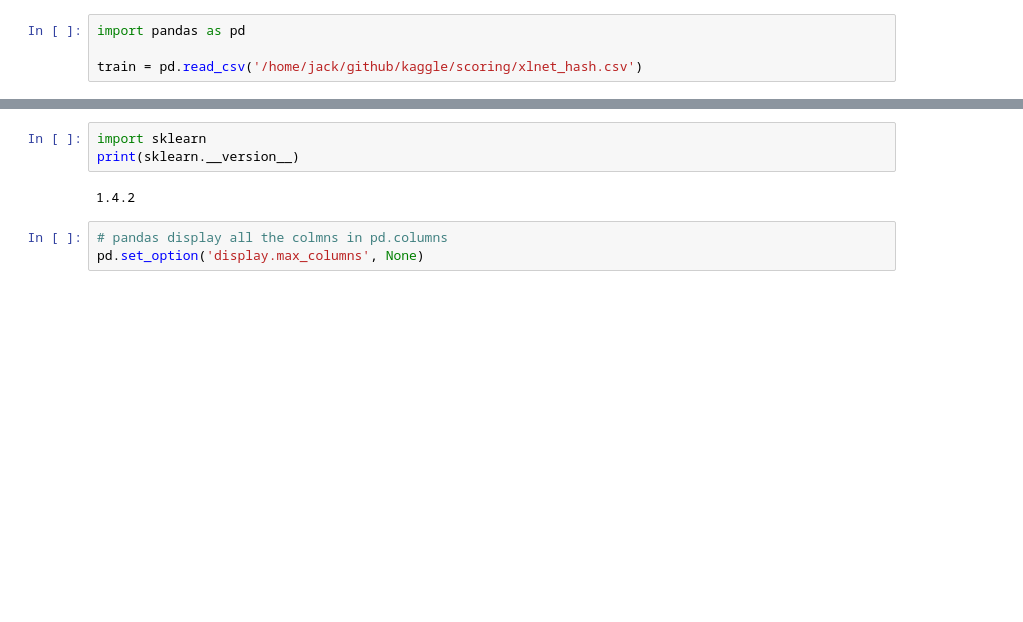
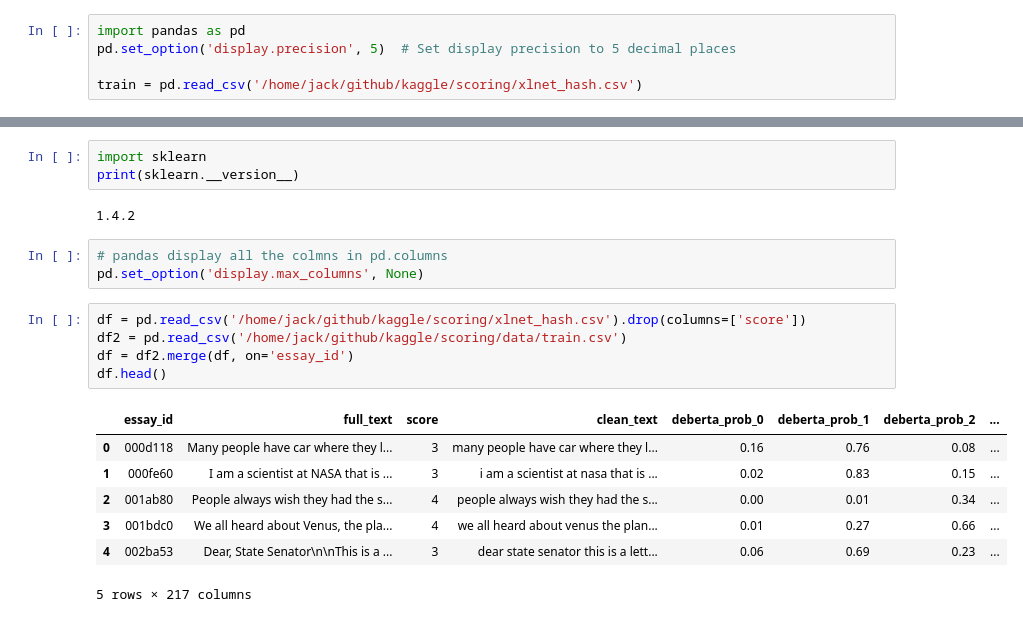
Before and after one commit to JD-DS/Learning-Agency-Lab---Automated-Essay-Scoring-2.0, a Jupyter notebook: LazyPredict.ipynb, the cells around one changed output, grey strips where cells are left out. Drawn from its saved outputs; the diff is of its cells as text; blank space fills up the shorter version.

```diff
--- a/LazyPredict.ipynb
+++ b/LazyPredict.ipynb
@@ -1,5 +1,6 @@
 # %%
 import pandas as pd
+pd.set_option('display.precision', 5)  # Set display precision to 5 decimal places
 
 train = pd.read_csv('/home/jack/github/kaggle/scoring/xlnet_hash.csv')
 # %%
@@ -151,3 +152,16 @@ print(sklearn.__version__)
 # %%
 # pandas display all the colmns in pd.columns
 pd.set_option('display.max_columns', None)
+# %%
+df = pd.read_csv('/home/jack/github/kaggle/scoring/xlnet_hash.csv').drop(columns=['score'])
+df2 = pd.read_csv('/home/jack/github/kaggle/scoring/data/train.csv')
+df = df2.merge(df, on='essay_id')
+df.head()
+# %% [output]
+|  | essay_id | full_text | score | clean_text | deberta_prob_0 | deberta_prob_1 | deberta_prob_2 | ... |
+| 0 | 000d118 | Many people have car where they l... | 3 | many people have car where they l... | 0.16 | 0.76 | 0.08 | ... |
+| 1 | 000fe60 | I am a scientist at NASA that is ... | 3 | i am a scientist at nasa that is ... | 0.02 | 0.83 | 0.15 | ... |
+| 2 | 001ab80 | People always wish they had the s... | 4 | people always wish they had the s... | 0.00 | 0.01 | 0.34 | ... |
+| 3 | 001bdc0 | We all heard about Venus, the pla... | 4 | we all heard about venus the plan... | 0.01 | 0.27 | 0.66 | ... |
+| 4 | 002ba53 | Dear, State Senator\n\nThis is a ... | 3 | dear state senator this is a lett... | 0.06 | 0.69 | 0.23 | ... |
+5 rows × 217 columns
```
Also changed, not shown: parts of 8 cells of this notebook, 4 other files.
